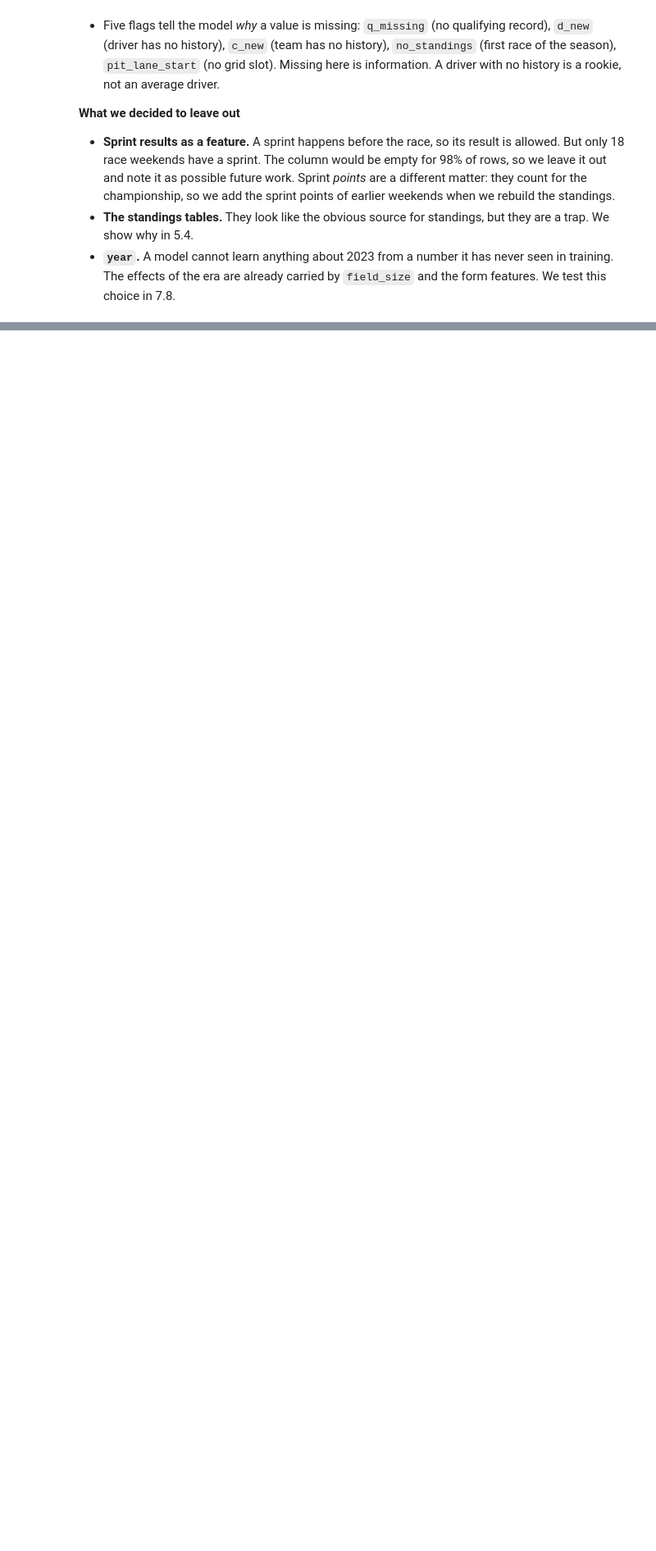
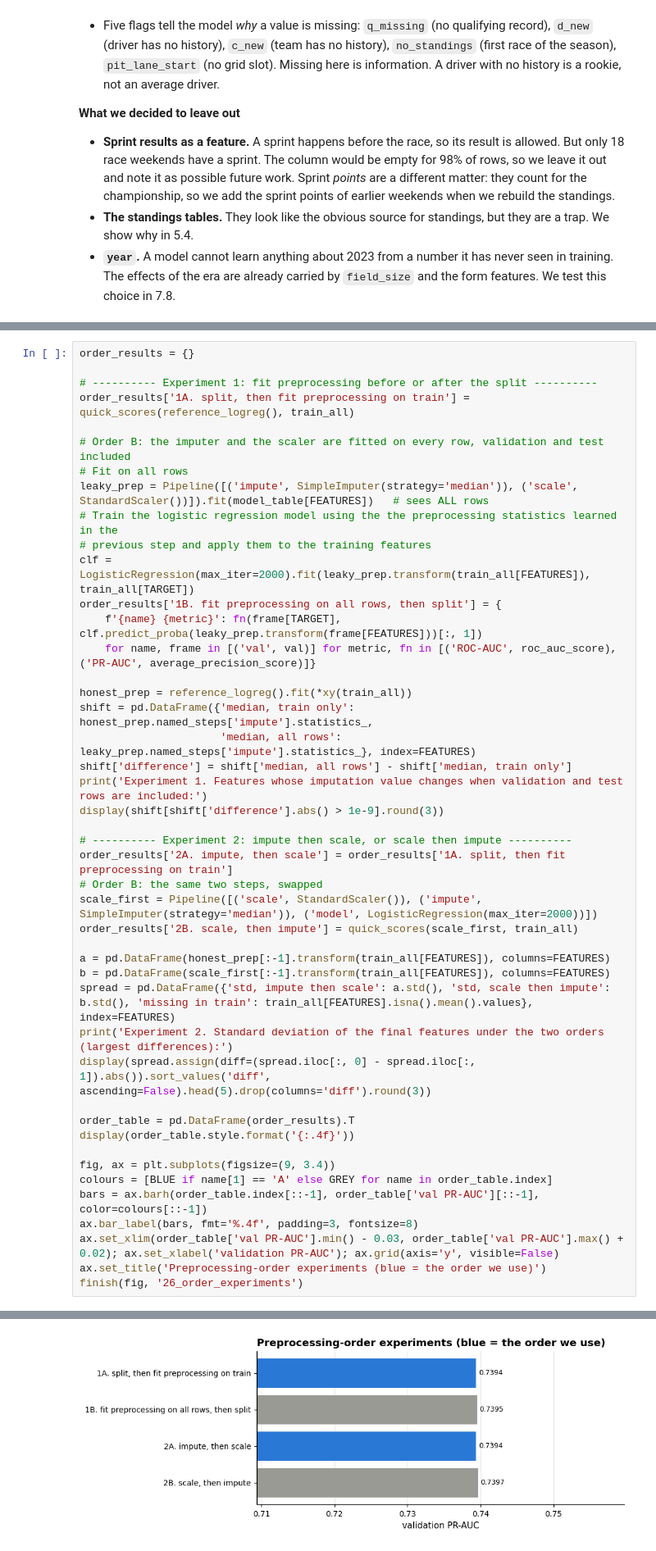
Before and after one commit to adhamshaheen/f1-podium-prediction, a Jupyter notebook: notebooke15c4f85e0.ipynb, the cells around one changed output, grey strips where cells are left out. Shown at 82% size. Drawn from its saved outputs; the diff is of its cells as text; blank space fills up the shorter version.

```diff
--- a/notebooke15c4f85e0.ipynb
+++ b/notebooke15c4f85e0.ipynb
@@ -1956,0 +2172,46 @@ Features built in 4.5 s. Modelling table: 24,704 rows, 29 features in 6 groups.
+# %%
+order_results = {}
+
+# ---------- Experiment 1: fit preprocessing before or after the split ----------
+order_results['1A. split, then fit preprocessing on train'] = quick_scores(reference_logreg(), train_all)
+
+# Order B: the imputer and the scaler are fitted on every row, validation and test included
+# Fit on all rows
+leaky_prep = Pipeline([('impute', SimpleImputer(strategy='median')), ('scale', StandardScaler())]).fit(model_table[FEATURES])   # sees ALL rows
+# Train the logistic regression model using the the preprocessing statistics learned in the
+# previous step and apply them to the training features
+clf = LogisticRegression(max_iter=2000).fit(leaky_prep.transform(train_all[FEATURES]), train_all[TARGET])
+order_results['1B. fit preprocessing on all rows, then split'] = {
+    f'{name} {metric}': fn(frame[TARGET], clf.predict_proba(leaky_prep.transform(frame[FEATURES]))[:, 1])
+    for name, frame in [('val', val)] for metric, fn in [('ROC-AUC', roc_auc_score), ('PR-AUC', average_precision_score)]}
+
+honest_prep = reference_logreg().fit(*xy(train_all))
+shift = pd.DataFrame({'median, train only': honest_prep.named_steps['impute'].statistics_,
+                      'median, all rows': leaky_prep.named_steps['impute'].statistics_}, index=FEATURES)
+shift['difference'] = shift['median, all rows'] - shift['median, train only']
+print('Experiment 1. Features whose imputation value changes when validation and test rows are included:')
+display(shift[shift['difference'].abs() > 1e-9].round(3))
+
+# ---------- Experiment 2: impute then scale, or scale then impute ----------
+order_results['2A. impute, then scale'] = order_results['1A. split, then fit preprocessing on train']
+# Order B: the same two steps, swapped
+scale_first = Pipeline([('scale', StandardScaler()), ('impute', SimpleImputer(strategy='median')), ('model', LogisticRegression(max_iter=2000))])
+order_results['2B. scale, then impute'] = quick_scores(scale_first, train_all)
+
+a = pd.DataFrame(honest_prep[:-1].transform(train_all[FEATURES]), columns=FEATURES)
+b = pd.DataFrame(scale_first[:-1].transform(train_all[FEATURES]), columns=FEATURES)
+spread = pd.DataFrame({'std, impute then scale': a.std(), 'std, scale then impute': b.std(), 'missing in train': train_all[FEATURES].isna().mean().values}, index=FEATURES)
+print('Experiment 2. Standard deviation of the final features under the two orders (largest differences):')
+display(spread.assign(diff=(spread.iloc[:, 0] - spread.iloc[:, 1]).abs()).sort_values('diff', ascending=False).head(5).drop(columns='diff').round(3))
+
+order_table = pd.DataFrame(order_results).T
+display(order_table.style.format('{:.4f}'))
+
+fig, ax = plt.subplots(figsize=(9, 3.4))
+colours = [BLUE if name[1] == 'A' else GREY for name in order_table.index]
+bars = ax.barh(order_table.index[::-1], order_table['val PR-AUC'][::-1], color=colours[::-1])
+ax.bar_label(bars, fmt='%.4f', padding=3, fontsize=8)
+ax.set_xlim(order_table['val PR-AUC'].min() - 0.03, order_table['val PR-AUC'].max() + 0.02); ax.set_xlabel('validation PR-AUC'); ax.grid(axis='y', visible=False)
+ax.set_title('Preprocessing-order experiments (blue = the order we use)')
+finish(fig, '26_order_experiments')
+# %% [output]
@@ -1956,0 +2240 @@ Features built in 4.5 s. Modelling table: 24,704 rows, 29 features in 6 groups.
+[figure, added]
```
Also changed, not shown: parts of 23 cells of this notebook.
